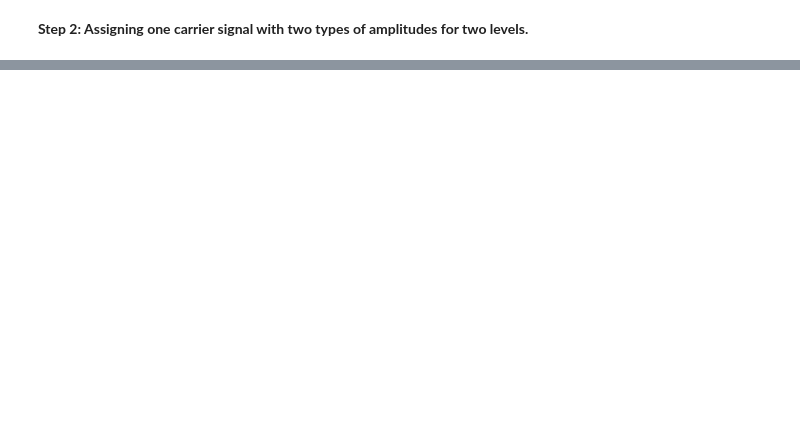
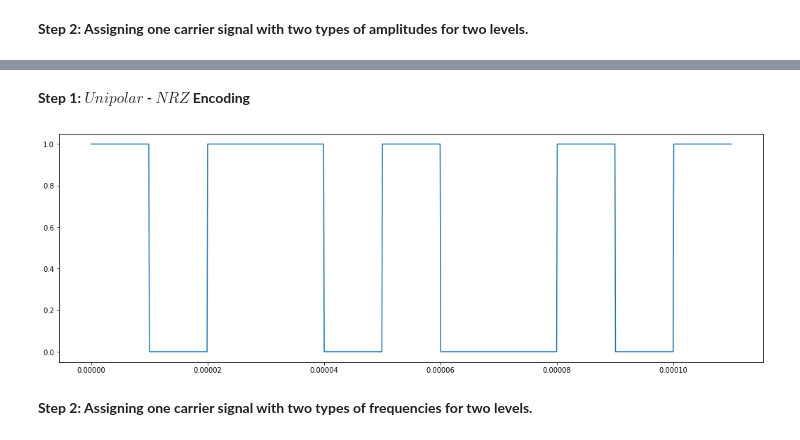
Before and after one commit to sadekujjaman/Digital-Signal-Processing, a Jupyter notebook: Digital_To_Analog_Conversion_ASK_FSK_PSK.ipynb, the cells around one changed output, grey strips where cells are left out. Saved outputs shown, nothing was run; the diff lists cells and outputs as text; code cells hidden in the pictures; blank space fills up the shorter version.

```diff
--- a/Digital_To_Analog_Conversion_ASK_FSK_PSK.ipynb
+++ b/Digital_To_Analog_Conversion_ASK_FSK_PSK.ipynb
@@ -177,0 +202,26 @@ plt.show()
+# %% [markdown]
+**Step 1: $Unipolar$ - $NRZ$ Encoding**
+# %%
+'''
+
+bits      -      Digital data elements(input bits row vector)
+Time      -      Time period for sending 1 data elements
+bit_rate  -      Bit rate(the number of data elements(bits) sent in 1s)
+N         -      Bit Length of input bits
+T         -      Digital Signal per bit
+x         -      Line coding row vector(Digital Signal)
+t         -      Time vector for Digial Signal
+'''
+
+bits = np.array([1, 0, 1, 1, 0, 1, 0, 0, 1, 0, 1])
+Time = 10e-6
+bit_rate = 1/Time
+N = len(bits)
+T = 100
+t,x = compute_Unipolar_NRZ_Encoding(bits, N, bit_rate, T, Time)
+# x - Unipolar-NRZ encoded signal
+plot_signal(t, x)
+# %% [output]
+[figure, added]
+# %% [markdown]
+**Step 2: Assigning one carrier signal with two types of frequencies for two levels.**
```
Also changed, not shown: parts of 16 cells of this notebook.
